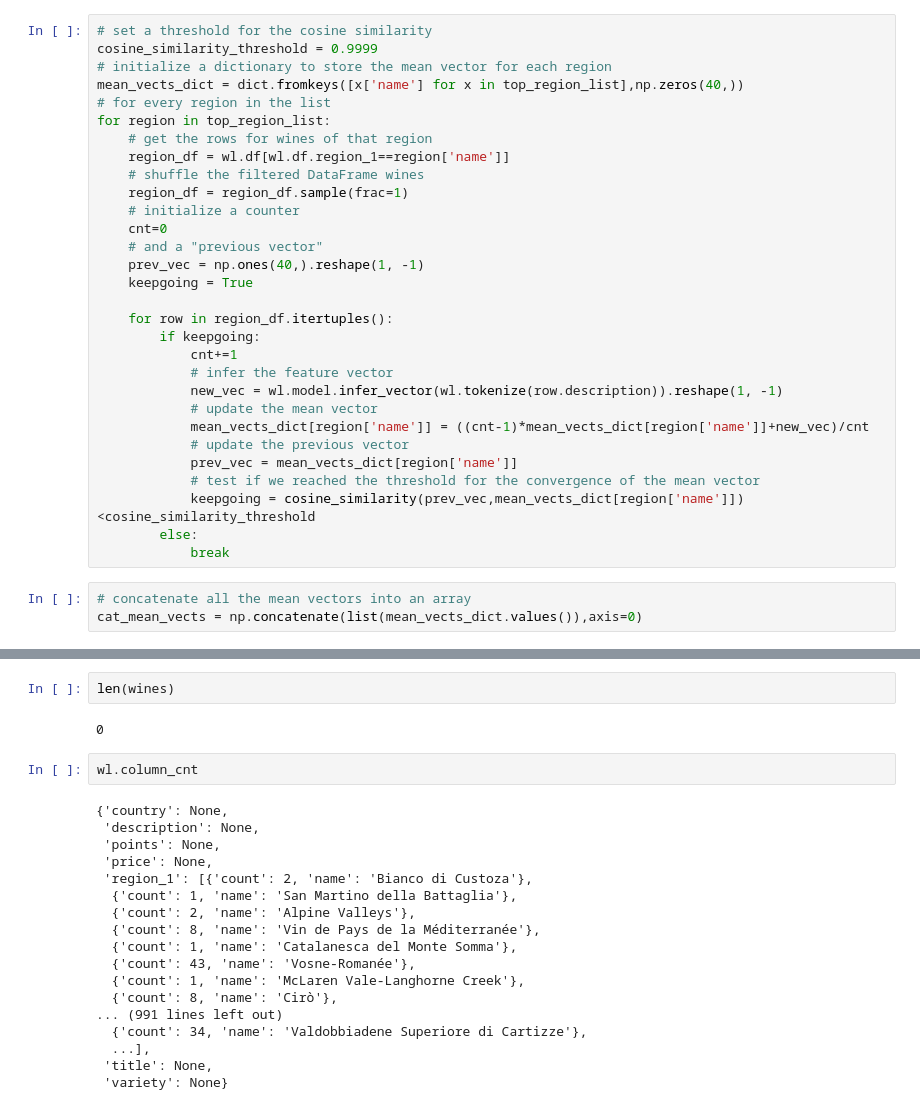
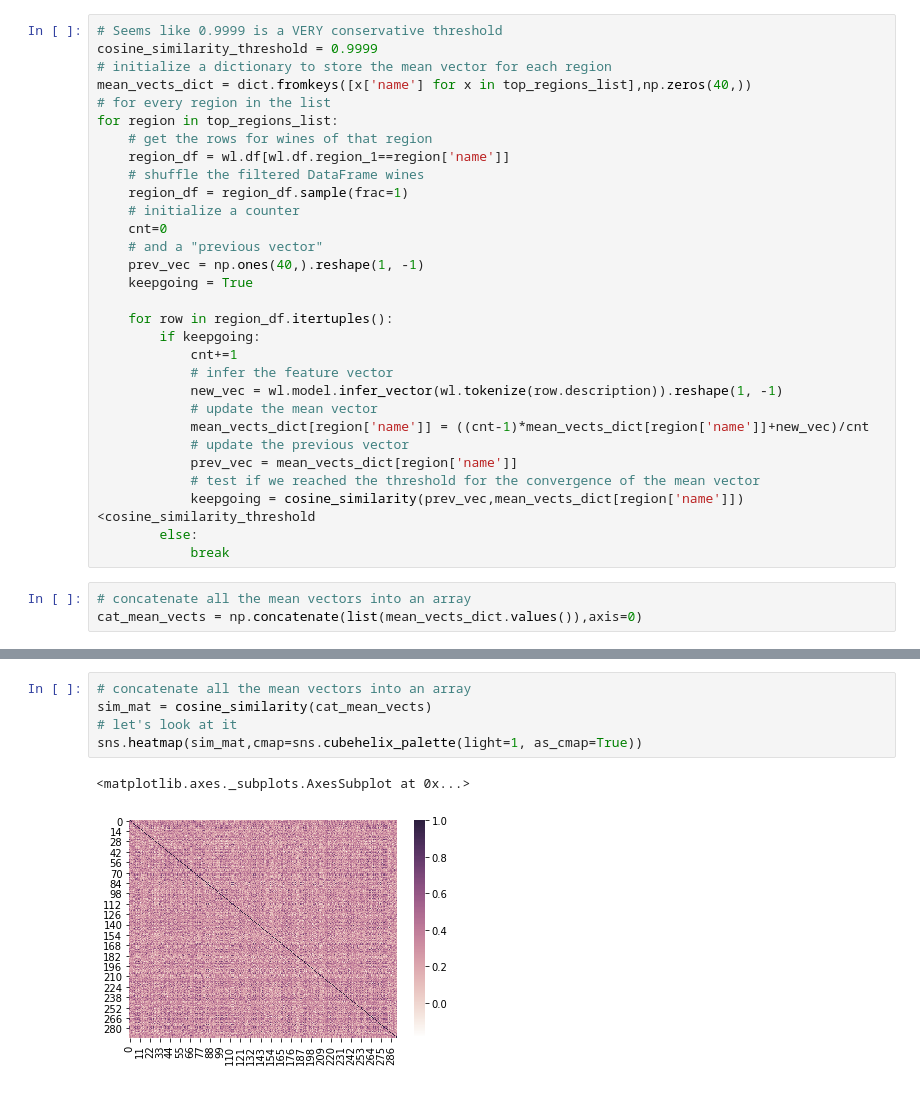
Before and after one commit to josarago/Insight, a Jupyter notebook: training_and_validation.ipynb, the cells around one changed output, grey strips where cells are left out. Cells and saved outputs as stored; diff of their text form.

```diff
--- a/training_and_validation.ipynb
+++ b/training_and_validation.ipynb
@@ -82,10 +160,10 @@ for each region that has more than n_min wines, we compute the mean feature vect
 # %%
-# set a threshold for the cosine similarity
+# Seems like 0.9999 is a VERY conservative threshold
 cosine_similarity_threshold = 0.9999
 # initialize a dictionary to store the mean vector for each region
-mean_vects_dict = dict.fromkeys([x['name'] for x in top_region_list],np.zeros(40,))
+mean_vects_dict = dict.fromkeys([x['name'] for x in top_regions_list],np.zeros(40,))
 # for every region in the list
-for region in top_region_list:
+for region in top_regions_list:
     # get the rows for wines of that region
     region_df = wl.df[wl.df.region_1==region['name']]
     # shuffle the filtered DataFrame wines
@@ -300,24 +193,8 @@ sns.distplot(np.log10(wl.df.price))
-# %%
-len(wines)
-# %% [output]
-0
-# %%
-wl.column_cnt
-# %% [output]
-{'country': None,
- 'description': None,
- 'points': None,
- 'price': None,
- 'region_1': [{'count': 2, 'name': 'Bianco di Custoza'},
-  {'count': 1, 'name': 'San Martino della Battaglia'},
-  {'count': 2, 'name': 'Alpine Valleys'},
-  {'count': 8, 'name': 'Vin de Pays de la Méditerranée'},
-  {'count': 1, 'name': 'Catalanesca del Monte Somma'},
-  {'count': 43, 'name': 'Vosne-Romanée'},
-  {'count': 1, 'name': 'McLaren Vale-Langhorne Creek'},
-  {'count': 8, 'name': 'Cirò'},
-... (991 lines left out)
-  {'count': 34, 'name': 'Valdobbiadene Superiore di Cartizze'},
-  ...],
- 'title': None,
- 'variety': None}
+# %%
+# concatenate all the mean vectors into an array
+sim_mat = cosine_similarity(cat_mean_vects)
+# let's look at it
+sns.heatmap(sim_mat,cmap=sns.cubehelix_palette(light=1, as_cmap=True))
+# %% [output]
+<matplotlib.axes._subplots.AxesSubplot at 0x...>
+[figure, added]
```
Also changed, not shown: parts of 54 cells of this notebook, 33 other files.
